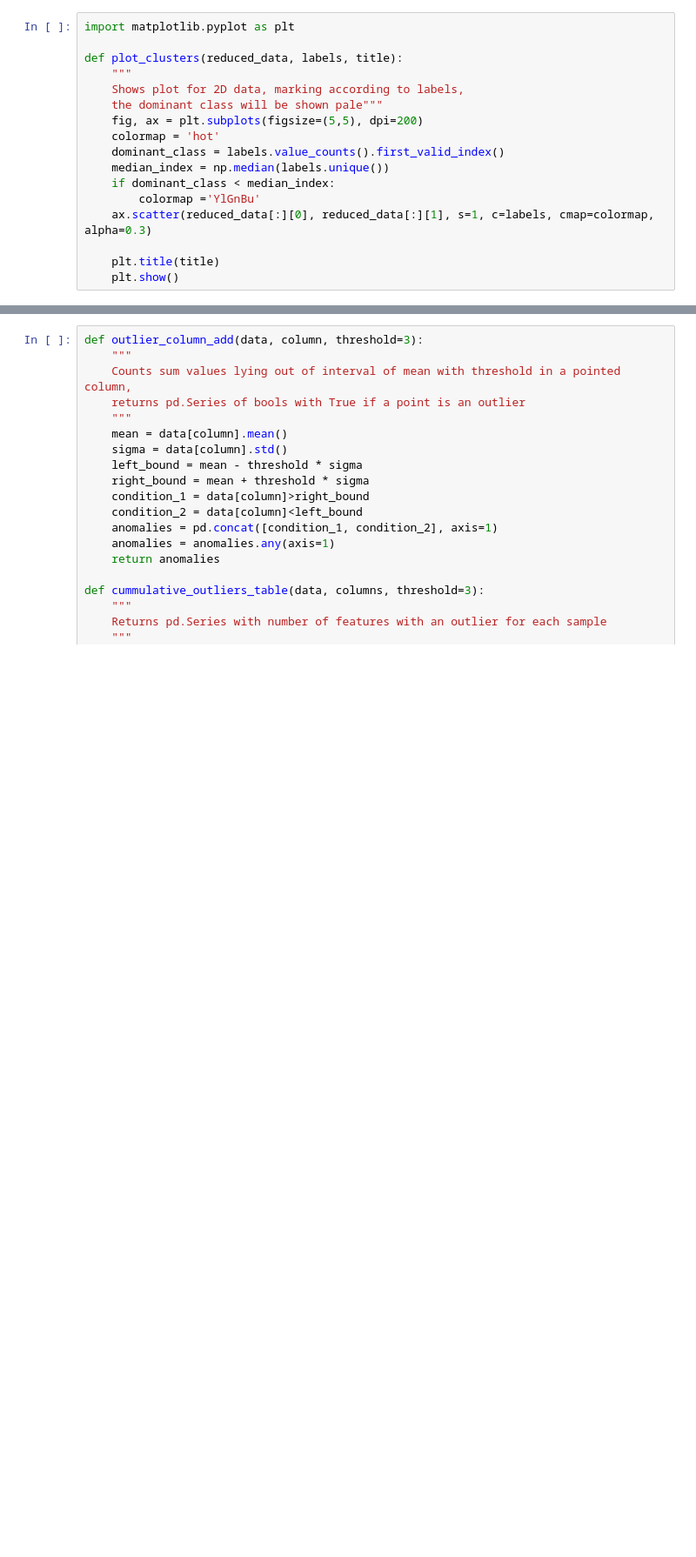
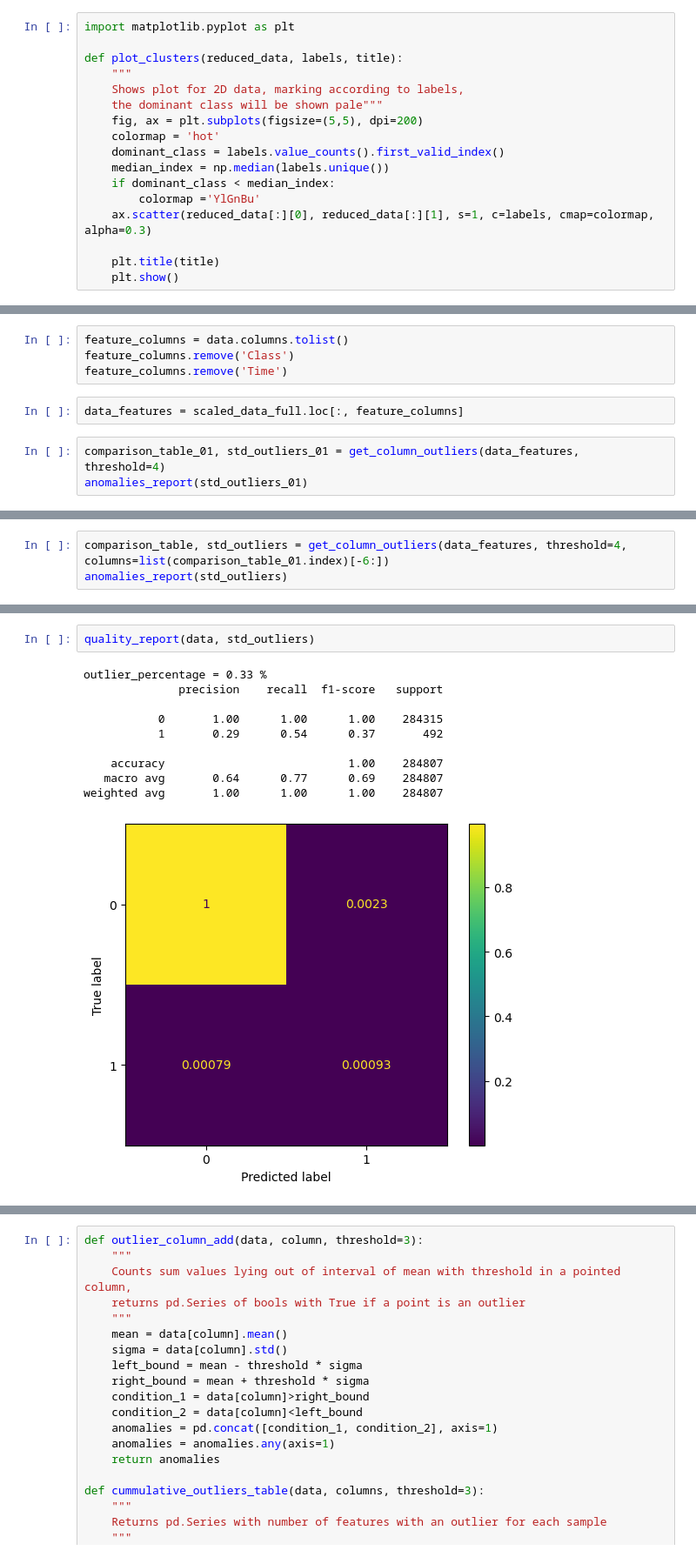
Before and after one commit to Na-ta-ly/otus-ml, a Jupyter notebook: Prof/hw_3/HW_03.ipynb, the cells around one changed output, grey strips where cells are left out. Shown at 87% size. Cells and saved outputs as stored; diff of their text form; blank space fills up the shorter version.

```diff
--- a/Prof/hw_3/HW_03.ipynb
+++ b/Prof/hw_3/HW_03.ipynb
@@ -185,0 +226,9 @@ plot_clusters(reduced_data, compressed_data['Class'], 'Признак Class')
+# %%
+feature_columns = data.columns.tolist()
+feature_columns.remove('Class')
+feature_columns.remove('Time')
+# %%
+data_features = scaled_data_full.loc[:, feature_columns]
+# %%
+comparison_table_01, std_outliers_01 = get_column_outliers(data_features, threshold=4)
+anomalies_report(std_outliers_01)
@@ -185,0 +260,3 @@ plot_clusters(reduced_data, compressed_data['Class'], 'Признак Class')
+# %%
+comparison_table, std_outliers = get_column_outliers(data_features, threshold=4, columns=list(comparison_table_01.index)[-6:])
+anomalies_report(std_outliers)
@@ -185,0 +282,13 @@ plot_clusters(reduced_data, compressed_data['Class'], 'Признак Class')
+# %%
+quality_report(data, std_outliers)
+# %% [output]
+outlier_percentage = 0.33 %
+              precision    recall  f1-score   support
+
+           0       1.00      1.00      1.00    284315
+           1       0.29      0.54      0.37       492
+
+    accuracy                           1.00    284807
+   macro avg       0.64      0.77      0.69    284807
+weighted avg       1.00      1.00      1.00    284807
+[figure, added]
```
Also changed, not shown: parts of 47 cells of this notebook.
